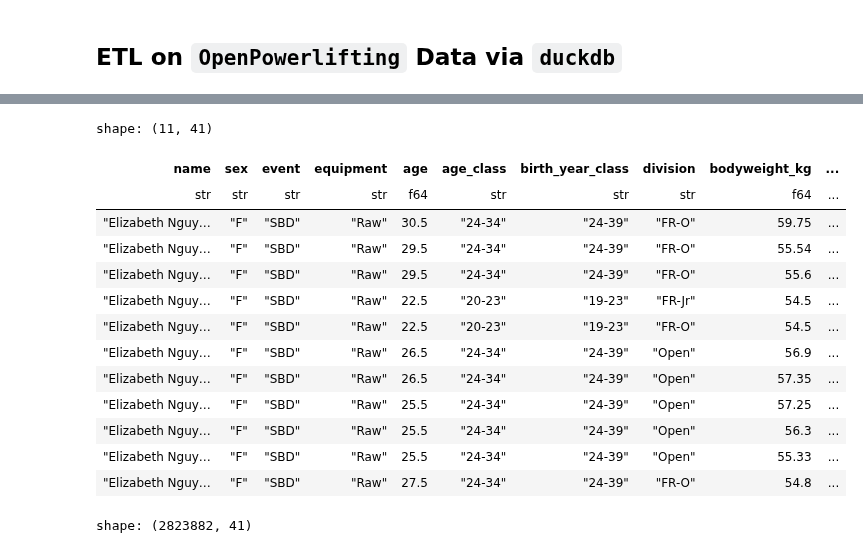
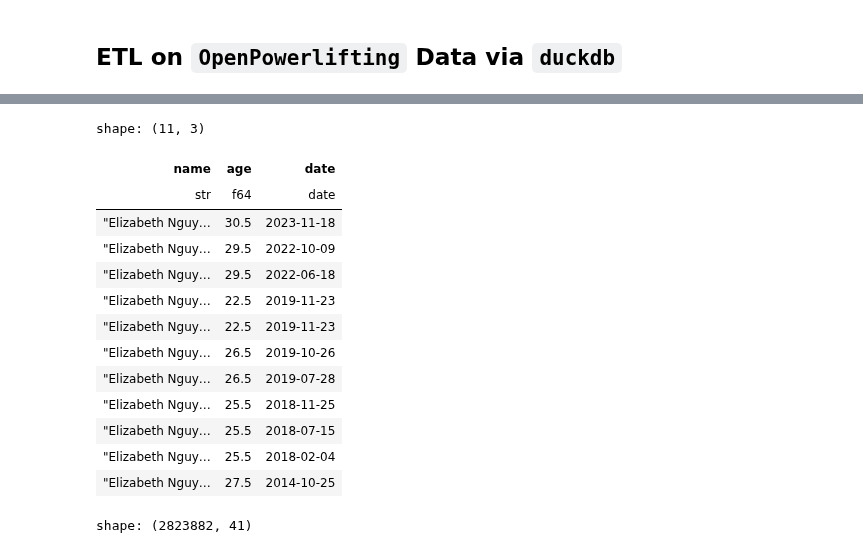
Before and after one commit to namtonthat/powerlifting-ml-progress, a Jupyter notebook: notebooks/etl-duckdb.ipynb, the cells around one changed output, grey strips where cells are left out. Drawn from its saved outputs; the diff is of its cells as text; code cells hidden in the pictures.

```diff
--- a/notebooks/etl-duckdb.ipynb
+++ b/notebooks/etl-duckdb.ipynb
@@ -52,20 +57,24 @@ shape: (0, 1)
 # %%
-%sql select * from landing.lifts where name == 'Elizabeth Nguyen' order by date desc
+%%sql
+select
+    name, age, cast(date as date) as date,
+
+from landing.lifts where name == 'Elizabeth Nguyen' order by date desc
 # %% [output]
-shape: (11, 41)
+shape: (11, 3)
-| name | sex | event | equipment | age | age_class | birth_year_class | division | bodyweight_kg | ... |
-| str | str | str | str | f64 | str | str | str | f64 | ... |
-| "Elizabeth Nguy… | "F" | "SBD" | "Raw" | 30.5 | "24-34" | "24-39" | "FR-O" | 59.75 | ... |
-| "Elizabeth Nguy… | "F" | "SBD" | "Raw" | 29.5 | "24-34" | "24-39" | "FR-O" | 55.54 | ... |
-| "Elizabeth Nguy… | "F" | "SBD" | "Raw" | 29.5 | "24-34" | "24-39" | "FR-O" | 55.6 | ... |
-| "Elizabeth Nguy… | "F" | "SBD" | "Raw" | 22.5 | "20-23" | "19-23" | "FR-Jr" | 54.5 | ... |
-| "Elizabeth Nguy… | "F" | "SBD" | "Raw" | 22.5 | "20-23" | "19-23" | "FR-O" | 54.5 | ... |
-| "Elizabeth Nguy… | "F" | "SBD" | "Raw" | 26.5 | "24-34" | "24-39" | "Open" | 56.9 | ... |
-| "Elizabeth Nguy… | "F" | "SBD" | "Raw" | 26.5 | "24-34" | "24-39" | "Open" | 57.35 | ... |
-| "Elizabeth Nguy… | "F" | "SBD" | "Raw" | 25.5 | "24-34" | "24-39" | "Open" | 57.25 | ... |
-| "Elizabeth Nguy… | "F" | "SBD" | "Raw" | 25.5 | "24-34" | "24-39" | "Open" | 56.3 | ... |
-| "Elizabeth Nguy… | "F" | "SBD" | "Raw" | 25.5 | "24-34" | "24-39" | "Open" | 55.33 | ... |
-| "Elizabeth Nguy… | "F" | "SBD" | "Raw" | 27.5 | "24-34" | "24-39" | "FR-O" | 54.8 | ... |
+| name | age | date |
+| str | f64 | date |
+| "Elizabeth Nguy… | 30.5 | 2023-11-18 |
+| "Elizabeth Nguy… | 29.5 | 2022-10-09 |
+| "Elizabeth Nguy… | 29.5 | 2022-06-18 |
+| "Elizabeth Nguy… | 22.5 | 2019-11-23 |
+| "Elizabeth Nguy… | 22.5 | 2019-11-23 |
+| "Elizabeth Nguy… | 26.5 | 2019-10-26 |
+| "Elizabeth Nguy… | 26.5 | 2019-07-28 |
+| "Elizabeth Nguy… | 25.5 | 2018-11-25 |
+| "Elizabeth Nguy… | 25.5 | 2018-07-15 |
+| "Elizabeth Nguy… | 25.5 | 2018-02-04 |
+| "Elizabeth Nguy… | 27.5 | 2014-10-25 |
 # %%
 %%sql
 select *,
```
Also changed, not shown: parts of 3 cells of this notebook, 2 other files.
